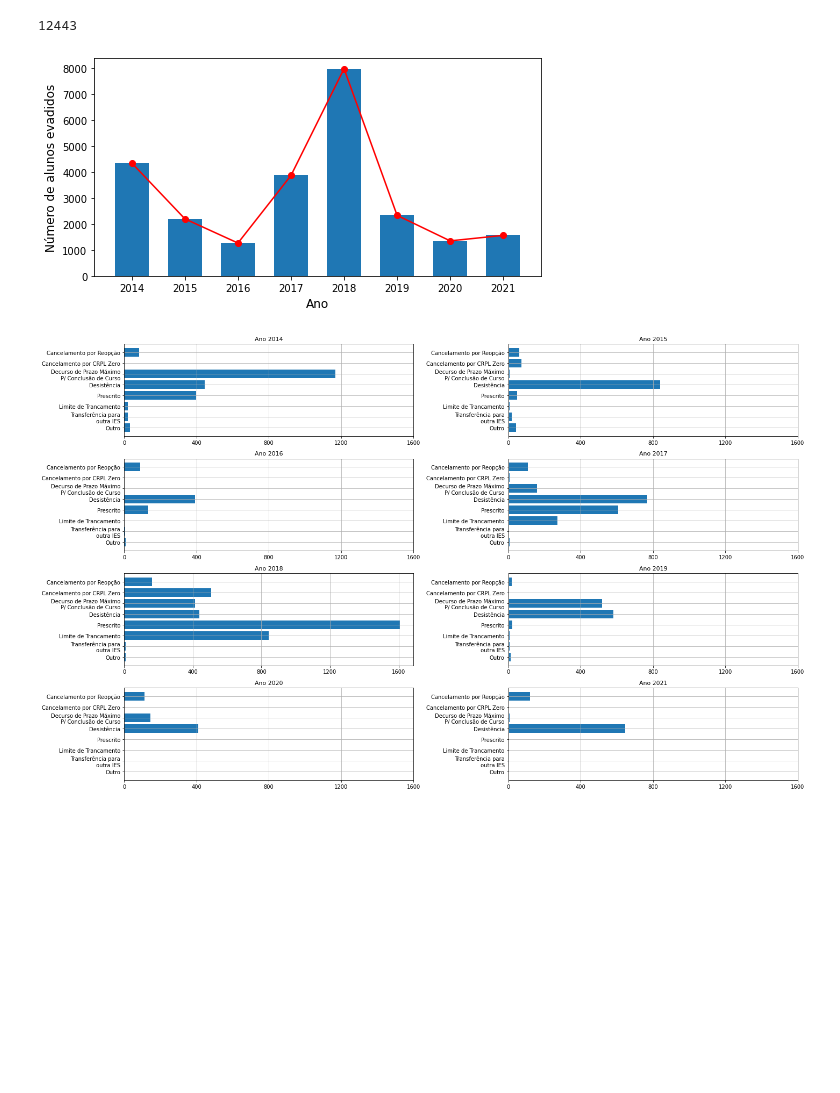
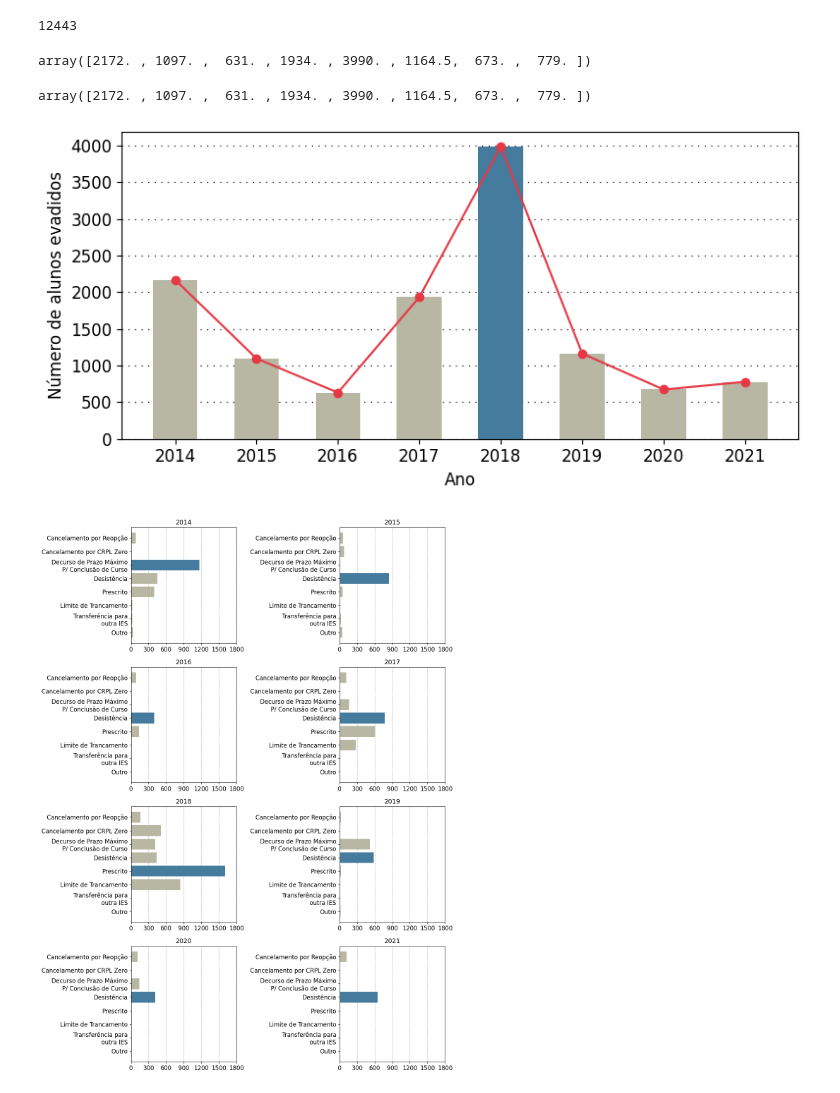
Before and after one commit to gabrielcoout/Analise_Evasao, a Jupyter notebook: Data_Analysis_Institute.ipynb, the cells around one changed output. Drawn from its saved outputs; the diff is of its cells as text; code cells hidden in the pictures; blank space fills up the shorter version.

```diff
--- a/Data_Analysis_Institute.ipynb
+++ b/Data_Analysis_Institute.ipynb
@@ -4,3 +4,7 @@ import numpy as np
 import matplotlib.pyplot as plt
 import seaborn as sns
 import re
+from os import path
+
+plt.rcParams['font.size'] = 12
+# plt.rcParams['axes.linewidth'] = 3.0
@@ -201,44 +224,61 @@ plt.show()
 df_inv.sum().sum()
 # %% [output]
 12443
+# %%
+df_total.sum().values/2
+# %% [output]
+array([2172. , 1097. ,  631. , 1934. , 3990. , 1164.5,  673. ,  779. ])
+# %%
+df_total.sum().values/2
+# %% [output]
+array([2172. , 1097. ,  631. , 1934. , 3990. , 1164.5,  673. ,  779. ])
 # %%
 plt.figure(figsize=(8,4))
 
-plt.bar(x=df_total.sum().index ,height=df_total.sum().values, width=0.65)
-plt.plot(df_total.sum(),'ro-')
+color_map = ["#b7b7a4" for _ in range(13)]
+color_map[4] = "#457b9d"
+
+plt.bar(x=df_total.sum().index ,height=df_total.sum().values/2, width=0.55,color=color_map ,zorder=2)
+plt.plot(df_total.sum()/2,'o-',color='#e63946')
 # plt.title('Evasão total na UFPA por ano')
 plt.xlabel('Ano',fontsize=12)
 plt.ylabel('Número de alunos evadidos',fontsize=12)
+plt.grid(color='black', linestyle=':', axis='y', zorder=0,  dashes=(1,5))
+plt.tight_layout()
 
-
-plt.savefig('Evasão total na UFPA por ano.pdf')
+plt.savefig('gráficos/Evasão total na UFPA por ano.pdf')
 # %% [output]
-[figure, old version]
+[figure, new version]
 # %%
 re.compile(r'[A-Za-záéíúâêãõç]+')
 
-fig, axs = plt.subplots(4,2,figsize=(20,12))
+fig, axs = plt.subplots(4,2,figsize=(12,16))
 for t in range(0,8):
     x = int(np.floor(t/2))
     y = t%2
     # print(df_institutes.iloc[13,1*t:9*t])
     data = df_institutes.iloc[13,1+t*9:9*(t+1)]
+    data = data.set_axis([0,1,2,3,4,5,6,7])
+    n = pd.to_numeric(data).idxmax()
     category = list(data.index)
     category[0] = 'Cancelamento por Reopção'
     category[1] = 'Cancelamento por CRPL Zero'
     category[2] = 'Decurso de Prazo Máximo\n P/ Conclusão de Curso'
-    category[3] =  'Desistência'
+    category[3] = 'Desistência'
     category[4] = 'Prescrito'
     category[5] = 'Limite de Trancamento'
     category[6] = 'Transferência para\n outra IES'
     category[7] = 'Outro'
-    axs[x,y].barh(width=data[::-1],y=category[::-1])
-    axs[x,y].set_xticks([x for x in range(0,1900,400)])
-    axs[x,y].set_title(f'Ano {2014+t}', fontsize=11)
-    axs[x,y].set_yticks(category,fontsize=10)
-    axs[x,y].grid()
+    color_map = ["#b7b7a4" for _ in range(7)]
+    color_map[7-n] = "#457b9d"
+    axs[x,y].barh(width=data[::-1],y=category[::-1],color=color_map, zorder=2)
+    axs[x,y].set_xticks([x for x in range(0,1900,300)])
+    axs[x,y].set_title(f'{2014+t}', fontsize=13)
+    axs[x,y].set_yticks(category)
+    axs[x,y].grid(zorder=0,linestyle='--',axis='x')
     plt.tight_layout()
-plt.savefig('page.pdf',
-            dpi=300)
+plt.savefig('gráficos/N_alunos_evadidos_tipo_de_evasão.pdf',
+            dpi=400)
+plt.show()
 # %% [output]
-[figure, old version]
+[figure, new version]
```
Also changed, not shown: parts of 31 cells of this notebook, 26 other files.
